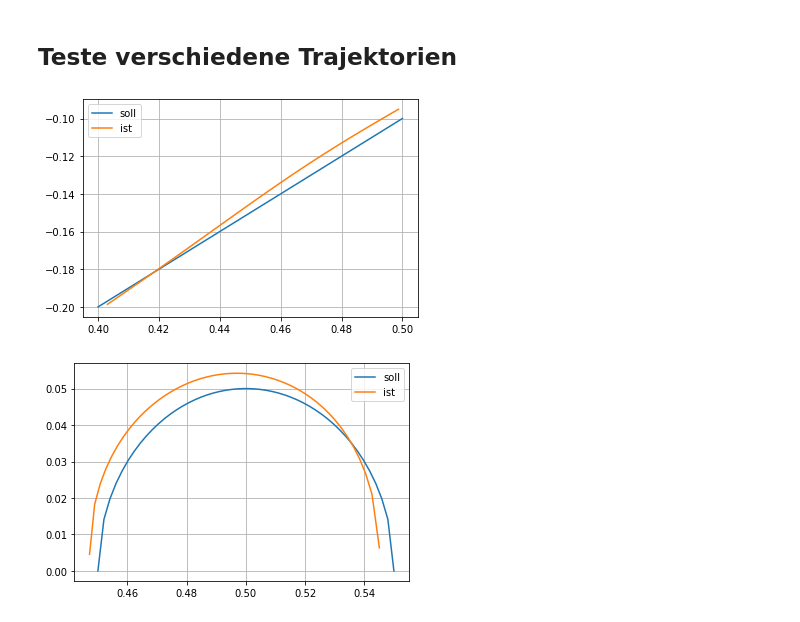
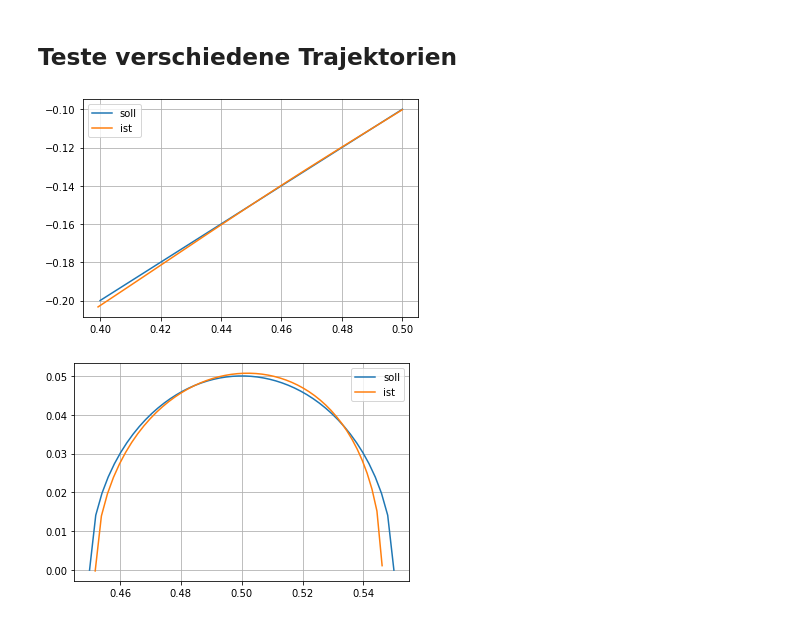
Before and after one commit to dnhshl/cc-ai, a Jupyter notebook: simpleRobot.ipynb, the cells around one changed output. Cells and saved outputs as stored; diff of their text form; code cells hidden in the pictures.

```diff
--- a/simpleRobot.ipynb
+++ b/simpleRobot.ipynb
@@ -234,3 +141,16 @@ y:  [-1.00000012 -8.74227766e-08]
+# %%
+def forward_kinematics(q):
+
+  x = l1*tf.cos(q[:,0]) +l2*tf.cos(tf.reduce_sum(q,1))
+  y = l1*tf.sin(q[:,0]) +l2*tf.sin(tf.reduce_sum(q,1))
+  return tf.stack((x, y), axis=1)
+# %%
+def myloss(y_true,y_pred):
+
+  in_true = forward_kinematics(y_true)
+  in_pred = forward_kinematics(y_pred)
+
+  return kb.mean(kb.square(in_true - in_pred) + 0.1* kb.square(y_true - y_pred))
 # %% [markdown]
 ## Konstruiere NN
 # %%
@@ -242,7 +162,7 @@ def build_and_compile_model():
       layers.Dense(2, kernel_initializer='he_uniform')     ## output
   ])
 
-  model.compile(loss=custom_loss,
+  model.compile(loss=myloss,
                 optimizer=myoptimizer(learning_rate=0.01))
   return model
 # %%
@@ -283,6 +203,6 @@ Nutze 20% der Testdaten als Validierungsdatensatz
 
 
 history = mymodel.fit(din, dout,
-          batch_size=4, epochs=1,
+          batch_size=batch_size, epochs=epochs,
           validation_split = 0.2)
 # %% [output]
@@ -355,33 +292,35 @@ ytest1 = (xtest1-0.4) -0.2
 # Parabel
 #xtest2 = np.linspace(1, 1.8)
 #ytest2 = -0.5*xtest2*xtest2 +2
 
 # Kreisbogen
 xtest3 = np.linspace(-0.05, 0.05)
 ytest3 = np.sqrt(0.05*0.05 - xtest3*xtest3)
 xtest3 = xtest3 + 0.5
 ytest3 = ytest3
 
 
 def plot_trajectory(x, y):
   plt.figure()
   plt.plot(x,y, label='soll')
   phipred = mymodel.predict(np.vstack((x, y)).T)
 
   # Berechne x und y
   xpred = l1 * np.cos(phipred[:,0]) + l2 * np.cos(phipred.sum(axis=1))
   ypred = l1 * np.sin(phipred[:,0]) + l2 * np.sin(phipred.sum(axis=1))
 
-  plt.plot(xpred, ypred, label='ist')
+  pred = forward_kinematics(mymodel.predict(np.vstack((x, y)).T))
+
+  plt.plot(pred[:,0], pred[:,1], label='ist')
   plt.grid(True)
   plt.legend()
 
 
 plot_trajectory(xtest1, ytest1)
 
 #plot_trajectory(xtest2, ytest2)
 
 plot_trajectory(xtest3, ytest3)
 # %% [output]
-[figure, old version]
+[figure, new version]
-[figure, old version]
+[figure, new version]
```
Also changed, not shown: parts of 7 cells of this notebook.
